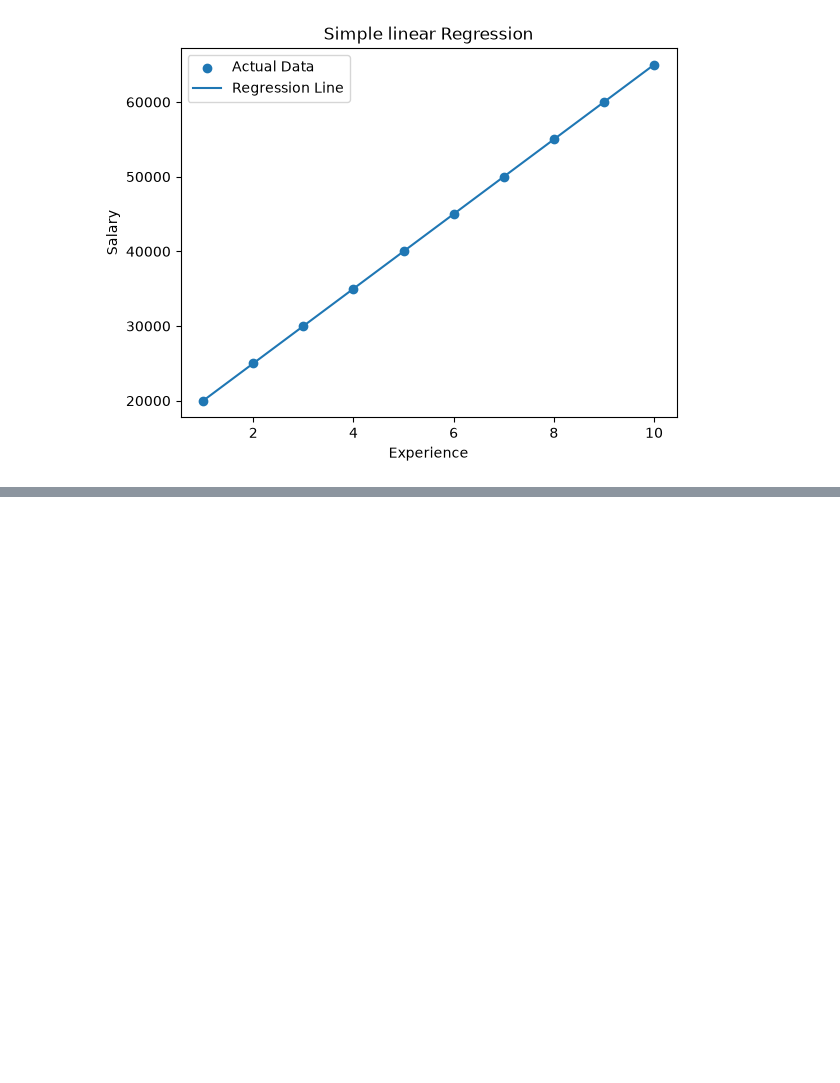
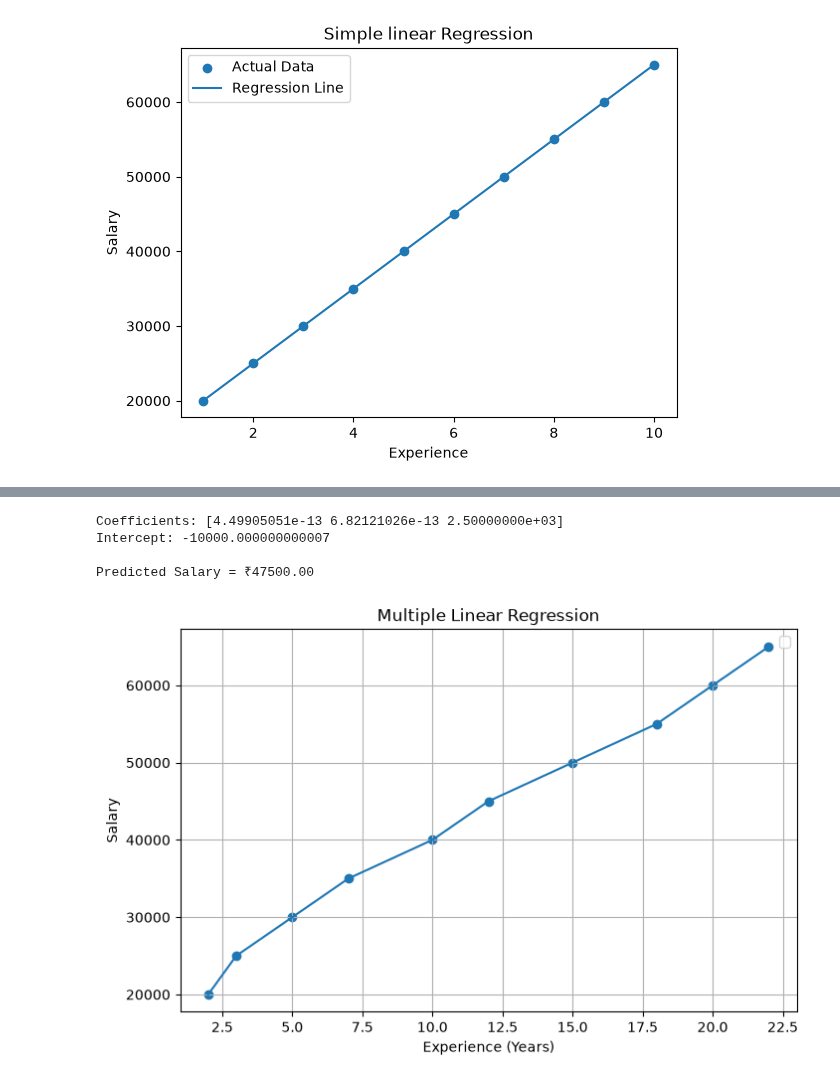
Before and after one commit to ankit-kr-maurya-82/Data-Science, a Jupyter notebook: day12.ipynb, the cells around one changed output, grey strips where cells are left out. Saved outputs shown, nothing was run; the diff lists cells and outputs as text; code cells hidden in the pictures; blank space fills up the shorter version.

```diff
--- a/day12.ipynb
+++ b/day12.ipynb
@@ -98,0 +160,55 @@ Predicted  temperature on 10.0 day = 43.00 C
+# %%
+import pandas as pd
+import matplotlib.pyplot as plt
+from sklearn.linear_model import LinearRegression
+
+# Dataset
+data = {
+    "Experience":[2,3,5,7,10,12,15,18,20,22],
+    "Age":[22,25,28,29,31,33,35,37,39,41],
+    "Education":[12,14,16,18,20,22,24,26,28,30],
+    "Salary":[20000,25000,30000,35000,40000,45000,50000,55000,60000,65000]
+}
+df=pd.DataFrame(data)
+
+
+x = df[["Experience","Age","Education"]]
+y = df["Salary"]
+
+
+model=LinearRegression()
+
+
+model.fit(x,y)
+
+
+print("Coefficients:", model.coef_)
+print("Intercept:", model.intercept_)
+
+
+exp = float(input("Enter Day: "))
+age = int(input("Enter Age: "))
+edu = int(input("Enter Education Level: "))
+
+
+salary = model.predict([[exp, age, edu]])
+
+
+print(f"\nPredicted Salary = ₹{salary[0]:.2f}")
+
+plt.figure(figsize=(8,5))
+plt.scatter(df["Experience"], df["Salary"])
+salary_pred = model.predict(x)
+plt.plot(df["Experience"], salary_pred)
+plt.xlabel("Experience (Years)")
+plt.ylabel("Salary")
+plt.title("Multiple Linear Regression")
+plt.grid(True)
+plt.legend()
+plt.show()
+# %% [output]
+Coefficients: [4.49905051e-13 6.82121026e-13 2.50000000e+03]
+Intercept: -10000.000000000007
+
+Predicted Salary = ₹47500.00
+[figure, added]
```
Also changed, not shown: parts of 3 cells of this notebook.
